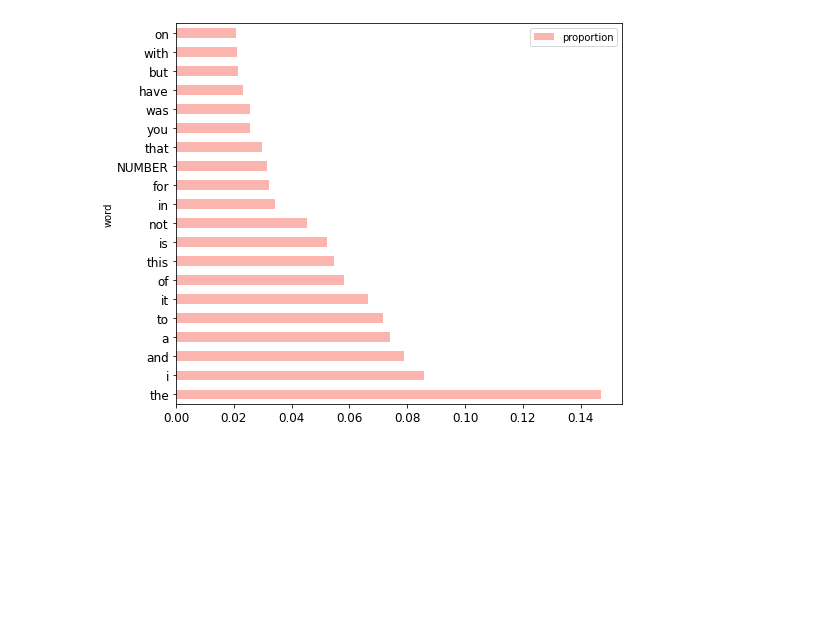
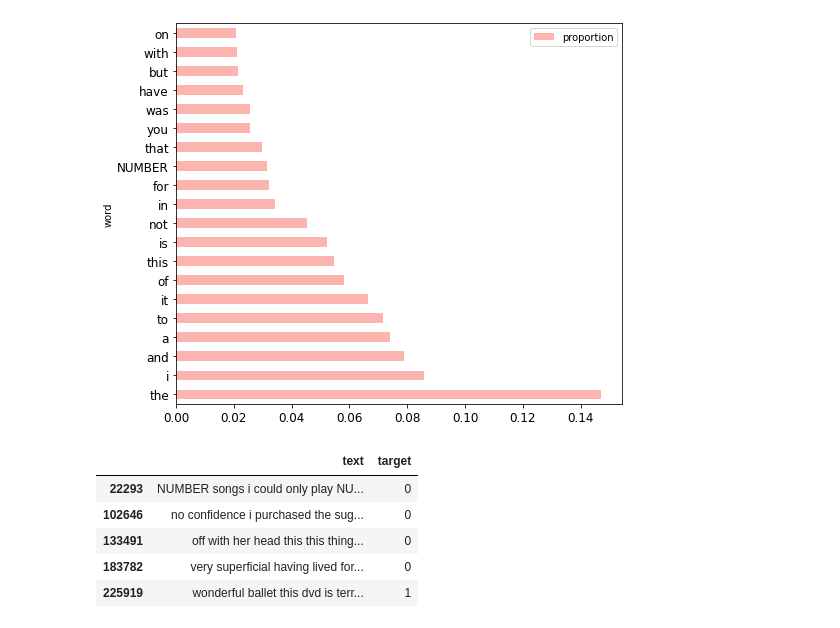
Before and after one commit to ppkgtmm/sentiment, a Jupyter notebook: EDA_amazon.ipynb, the cells around one changed output. Saved outputs shown, nothing was run; the diff lists cells and outputs as text; code cells hidden in the pictures; blank space fills up the shorter version.

```diff
--- a/EDA_amazon.ipynb
+++ b/EDA_amazon.ipynb
@@ -263,3 +268,15 @@ count_df.plot(kind='barh', x='word', y='proportion', rot=0, \
 # %% [output]
 <matplotlib.axes._subplots.AxesSubplot at 0x...>
 [figure]
+# %%
+preprocessed = pd.read_csv(
+    '/content/drive/MyDrive/sentiment/data/data_preprocessed.csv'
+    )[cols]
+preprocessed.sample(5)
+# %% [output]
+|  | text | target |
+| 22293 | NUMBER songs i could only play NU... | 0 |
+| 102646 | no confidence i purchased the sug... | 0 |
+| 133491 | off with her head this this thing... | 0 |
+| 183782 | very superficial having lived for... | 0 |
+| 225919 | wonderful ballet this dvd is terr... | 1 |
```
Also changed, not shown: parts of 7 cells of this notebook.
